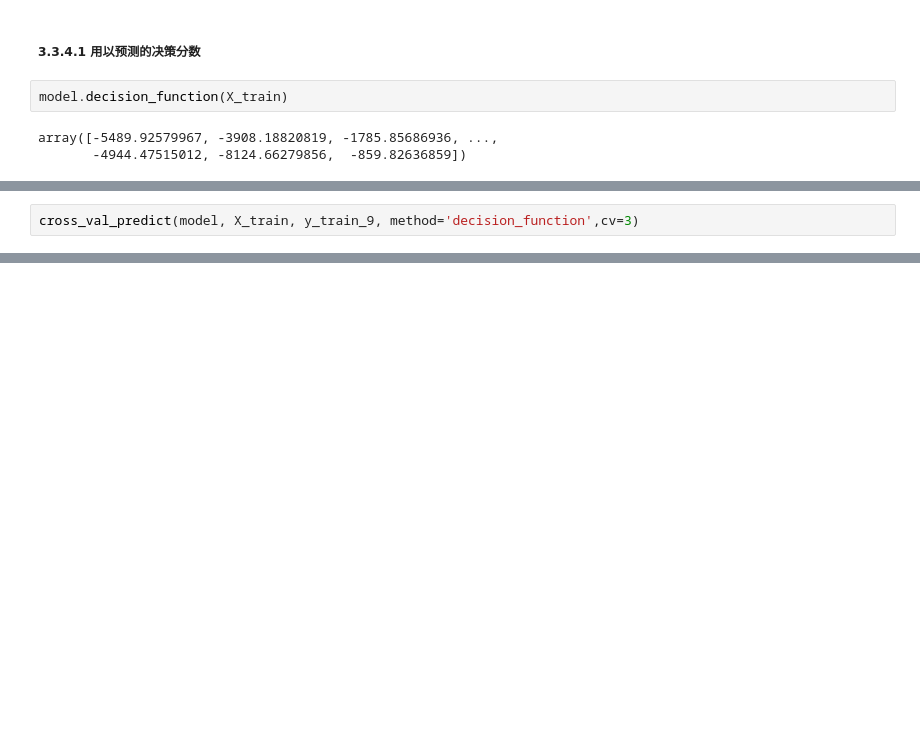
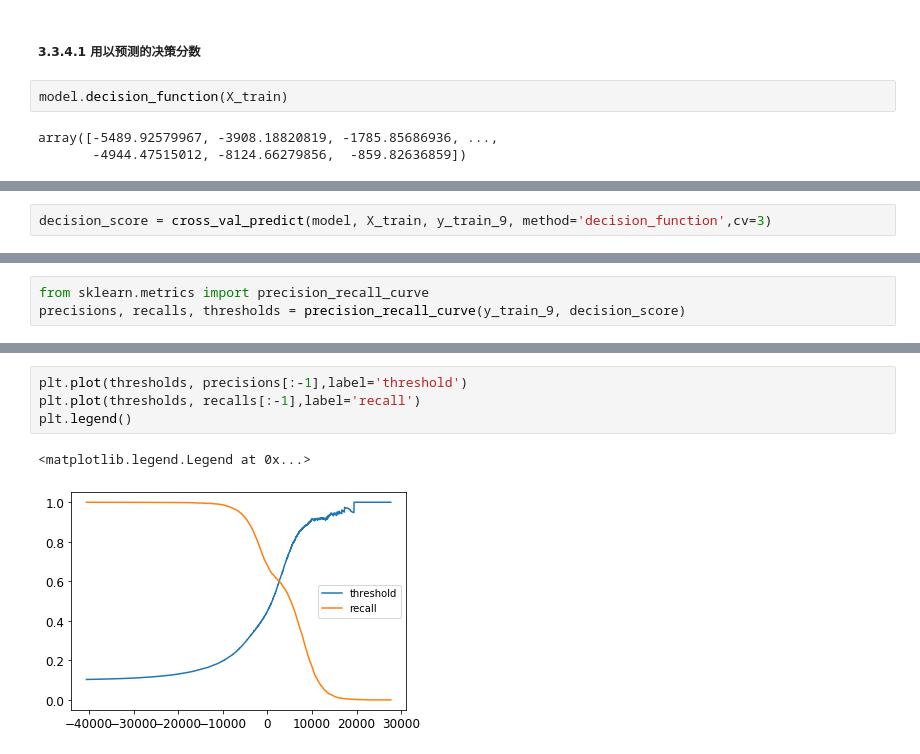
Before and after one commit to GoldenRaven/MachineLearning_notebook, a Jupyter notebook: 03_classification.ipynb, the cells around one changed output, grey strips where cells are left out. Cells and saved outputs as stored; diff of their text form; blank space fills up the shorter version.

```diff
--- a/03_classification.ipynb
+++ b/03_classification.ipynb
@@ -325,2 +325,2 @@ array([-5489.92579967, -3908.18820819, -1785.85686936, ...,
 # %%
-cross_val_predict(model, X_train, y_train_9, method='decision_function',cv=3)
+decision_score = cross_val_predict(model, X_train, y_train_9, method='decision_function',cv=3)
@@ -329,0 +331,3 @@ array([-11443.88906332, -16823.09518692, -12242.42101949, ...,
+# %%
+from sklearn.metrics import precision_recall_curve
+precisions, recalls, thresholds = precision_recall_curve(y_train_9, decision_score)
@@ -329,0 +347,7 @@ array([-11443.88906332, -16823.09518692, -12242.42101949, ...,
+# %%
+plt.plot(thresholds, precisions[:-1],label='threshold')
+plt.plot(thresholds, recalls[:-1],label='recall')
+plt.legend()
+# %% [output]
+<matplotlib.legend.Legend at 0x...>
+[figure, added]
```
Also changed, not shown: parts of 28 cells of this notebook.
